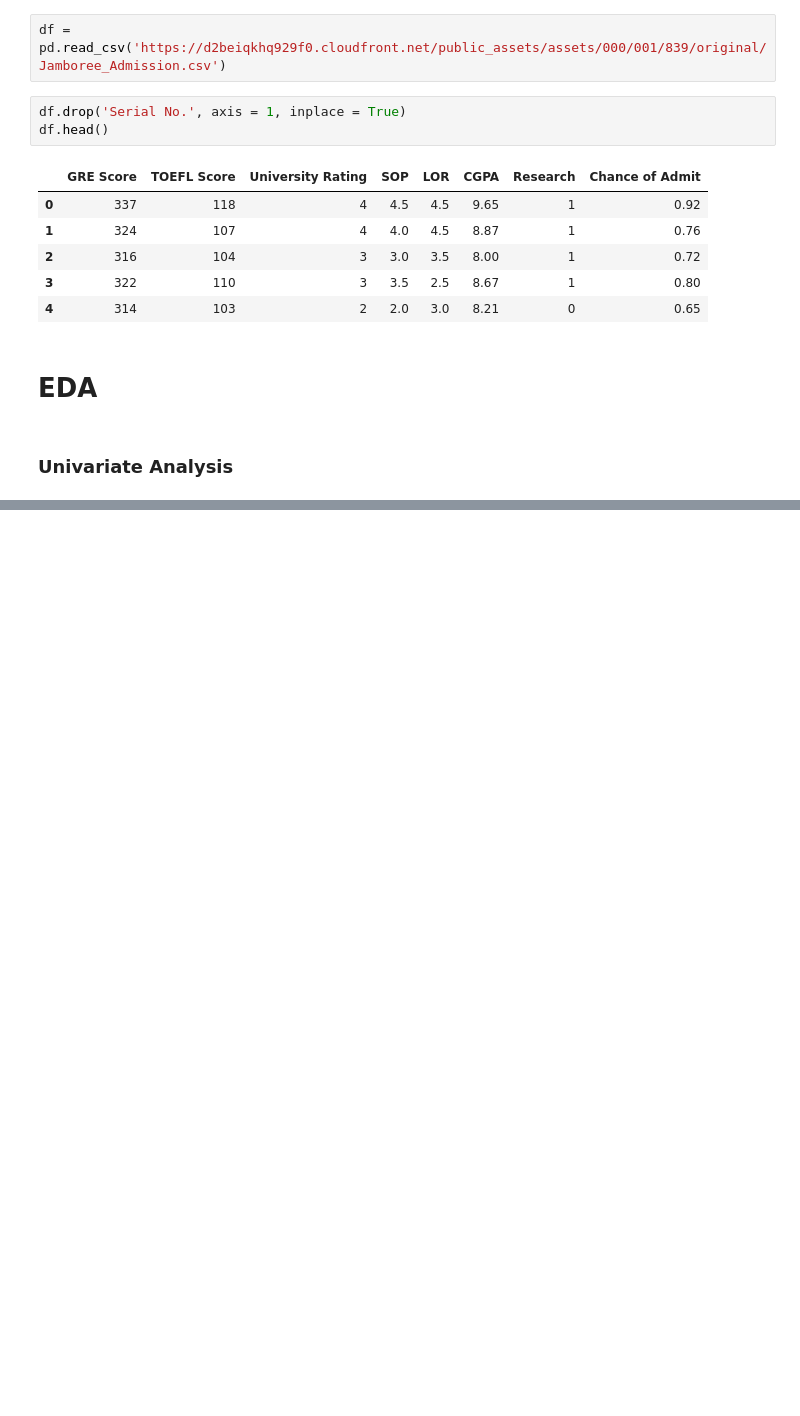
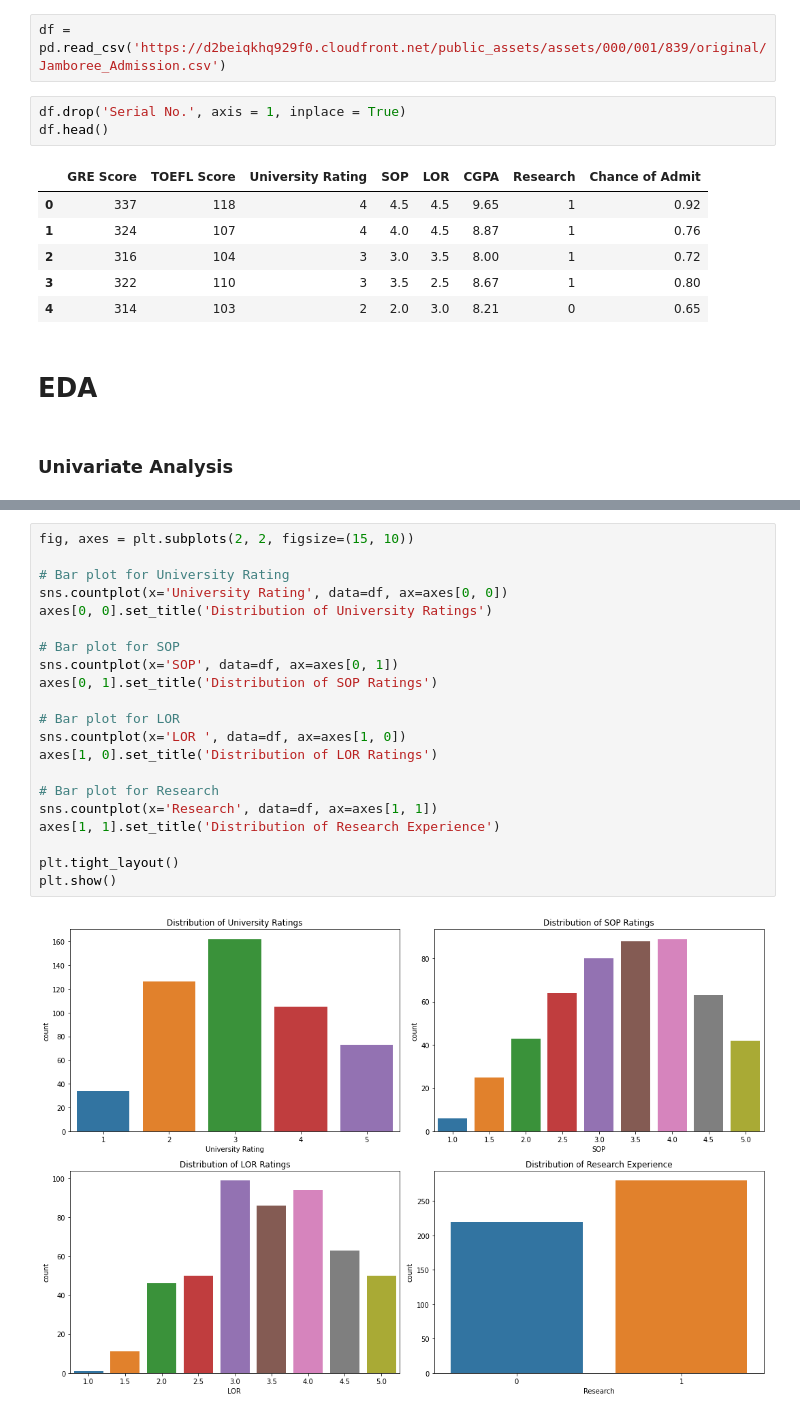
Before and after one commit to atomikkus/sql-projects, a Jupyter notebook: Jamboree/Jamboree_LogR.ipynb, the cells around one changed output, grey strips where cells are left out. Saved outputs shown, nothing was run; the diff lists cells and outputs as text; blank space fills up the shorter version.

```diff
--- a/Jamboree/Jamboree_LogR.ipynb
+++ b/Jamboree/Jamboree_LogR.ipynb
@@ -50,0 +65,23 @@ for column in numerical_columns:
+# %%
+fig, axes = plt.subplots(2, 2, figsize=(15, 10))
+
+# Bar plot for University Rating
+sns.countplot(x='University Rating', data=df, ax=axes[0, 0])
+axes[0, 0].set_title('Distribution of University Ratings')
+
+# Bar plot for SOP
+sns.countplot(x='SOP', data=df, ax=axes[0, 1])
+axes[0, 1].set_title('Distribution of SOP Ratings')
+
+# Bar plot for LOR
+sns.countplot(x='LOR ', data=df, ax=axes[1, 0])
+axes[1, 0].set_title('Distribution of LOR Ratings')
+
+# Bar plot for Research
+sns.countplot(x='Research', data=df, ax=axes[1, 1])
+axes[1, 1].set_title('Distribution of Research Experience')
+
+plt.tight_layout()
+plt.show()
+# %% [output]
+[figure, added]
```
Also changed, not shown: parts of 4 cells of this notebook.
